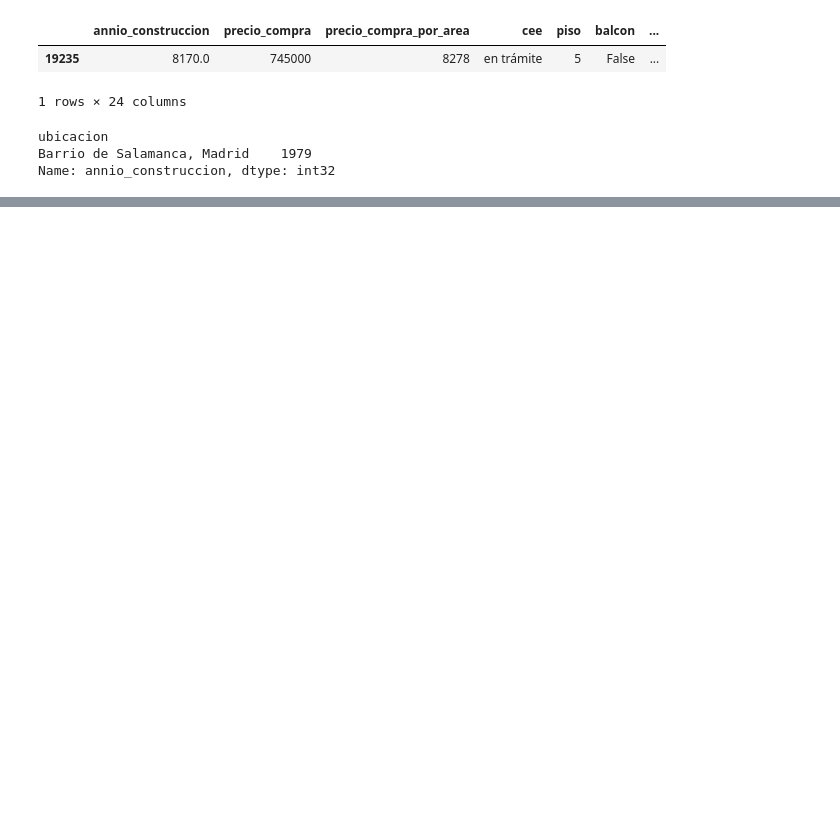
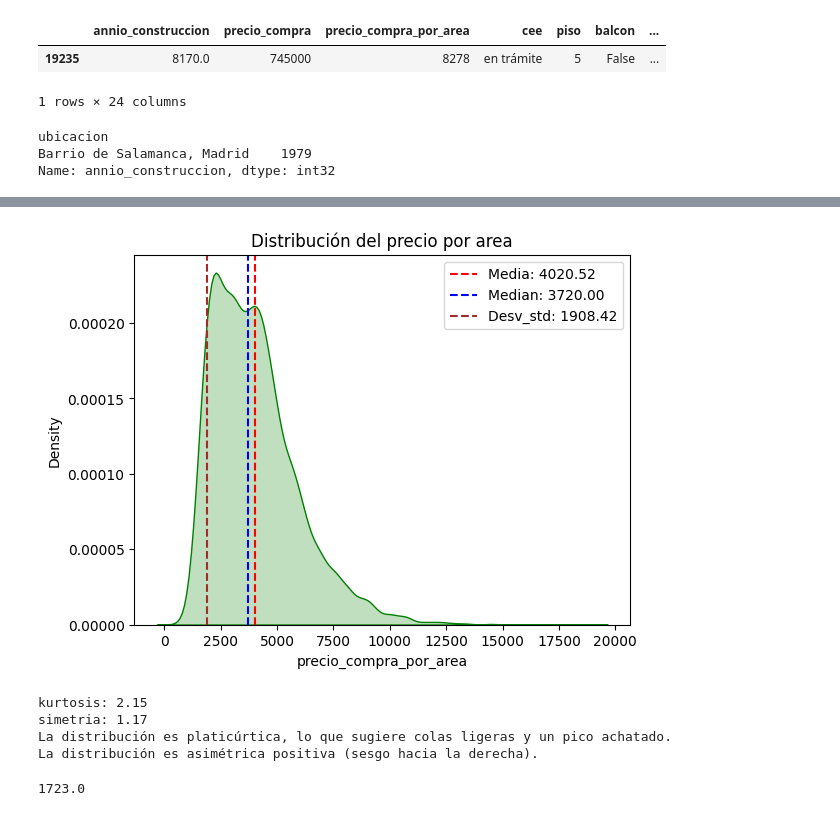
Before and after one commit to mariaortizz/DS_PT_09_2023, a Jupyter notebook: EDA/Madrid_real_state/limpieza_data_frame.ipynb, the cells around one changed output, grey strips where cells are left out. Cells and saved outputs as stored; diff of their text form; code cells hidden in the pictures; blank space fills up the shorter version.

```diff
--- a/EDA/Madrid_real_state/limpieza_data_frame.ipynb
+++ b/EDA/Madrid_real_state/limpieza_data_frame.ipynb
@@ -53,6 +53,8 @@ def nombre_columnas(df):
        'trastero', 'terraza', 'tipo_inmueble', 'id',
        'accesible', 'exterior', 'bajo', 'necesita_reforma', 'bannos', 'habitaciones',
        'barrio_id', 'metros_cuadrados', 'ubicacion']
+
+        df['id'] = df['id'].astype(object)
     except Exception as a:
         print(f"No pude tranformar las columnas por {a}")
     return df
@@ -498,0 +509,51 @@ memory usage: 2.2+ MB
+# %%
+from scipy.stats import kurtosis, skew
+
+media = df['precio_compra_por_area'].mean()
+median = df['precio_compra_por_area'].median()
+variance = df['precio_compra_por_area'].var()
+desv_std = df['precio_compra_por_area'].std()
+kurtosis_valor = kurtosis(df['precio_compra_por_area'])
+simetria_valor = skew(df['precio_compra_por_area'])
+
+sns.kdeplot(data=df, x='precio_compra_por_area',fill=True,color='green',)
+# Agregar líneas verticales para las estadísticas
+plt.axvline(media, color='red', linestyle='dashed', label=f'Media: {media:.2f}')
+plt.axvline(median, color='blue', linestyle='dashed', label=f'Median: {median:.2f}')
+plt.axvline(desv_std, color='brown', linestyle='dashed', label=f'Desv_std: {desv_std:.2f}')
+
+plt.title('Distribución del precio por area')
+# plt.xlabel('Popularidad')
+# plt.ylabel('Densidad')
+
+plt.legend()
+
+plt.show()
+# Interpretación de los valores
+
+print(f"kurtosis: {kurtosis_valor:.2f}")
+print(f"simetria: {simetria_valor:.2f}")
+
+if kurtosis_valor > 3:
+    print("La distribución es leptocúrtica, lo que sugiere colas pesadas y picos agudos.")
+elif kurtosis_valor < 3:
+    print("La distribución es platicúrtica, lo que sugiere colas ligeras y un pico achatado.")
+else:
+    print("La distribución es mesocúrtica, similar a una distribución normal.")
+
+if simetria_valor > 0:
+    print("La distribución es asimétrica positiva (sesgo hacia la derecha).")
+elif simetria_valor < 0:
+    print("La distribución es asimétrica negativa (sesgo hacia la izquierda).")
+else:
+    print("La distribución es perfectamente simétrica alrededor de su media.")
+# %% [output]
+[figure, added]
+kurtosis: 2.15
+simetria: 1.17
+La distribución es platicúrtica, lo que sugiere colas ligeras y un pico achatado.
+La distribución es asimétrica positiva (sesgo hacia la derecha).
+# %%
+df['annio_construccion'].min()
+# %% [output]
+1723.0
```
Also changed, not shown: parts of 12 cells of this notebook, 1 other file.
